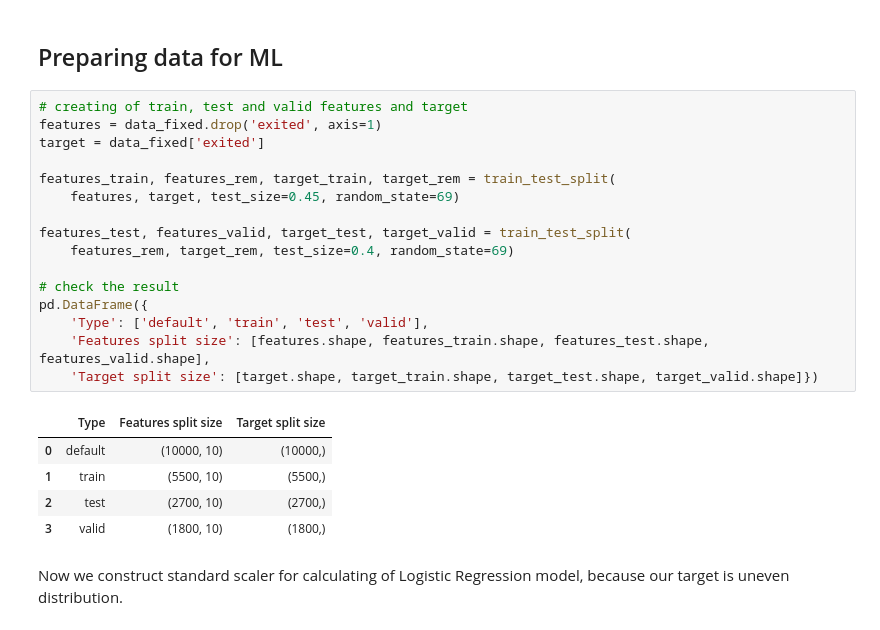
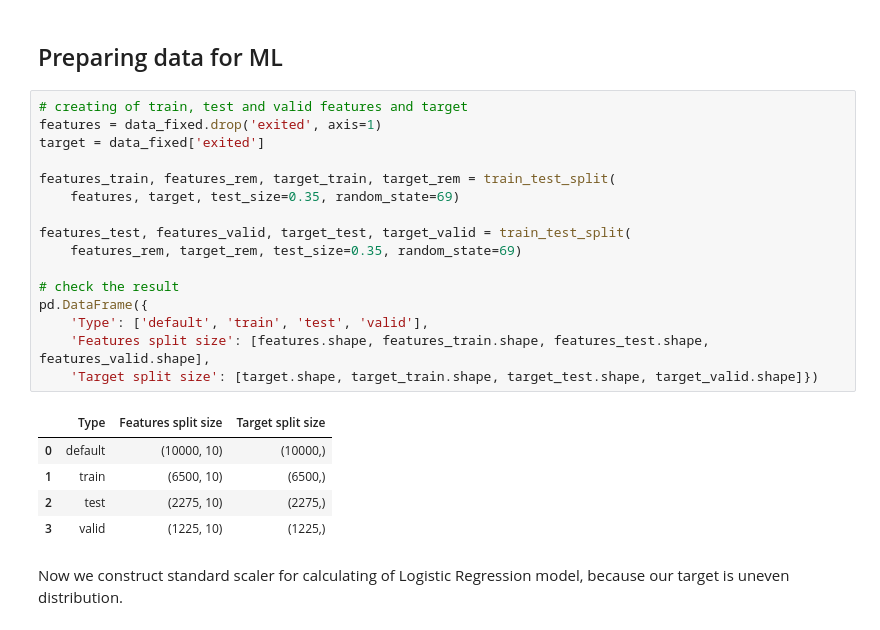
Before and after one commit to Vasart-ds/beta_bank_customer_out, a Jupyter notebook: ml_with_teacher_vasykhin_a_ENG.ipynb, the cells around one changed output. Saved outputs shown, nothing was run; the diff lists cells and outputs as text.

```diff
--- a/ml_with_teacher_vasykhin_a_ENG.ipynb
+++ b/ml_with_teacher_vasykhin_a_ENG.ipynb
@@ -323,25 +323,25 @@ After EDA, we got correct dataset without string values. Now our data is ready f
 # %%
 # creating of train, test and valid features and target
 features = data_fixed.drop('exited', axis=1)
 target = data_fixed['exited']
 
 features_train, features_rem, target_train, target_rem = train_test_split(
-    features, target, test_size=0.45, random_state=69)
+    features, target, test_size=0.35, random_state=69)
 
 features_test, features_valid, target_test, target_valid = train_test_split(
-    features_rem, target_rem, test_size=0.4, random_state=69)
+    features_rem, target_rem, test_size=0.35, random_state=69)
 
 # check the result
 pd.DataFrame({
     'Type': ['default', 'train', 'test', 'valid'],
     'Features split size': [features.shape, features_train.shape, features_test.shape, features_valid.shape],
     'Target split size': [target.shape, target_train.shape, target_test.shape, target_valid.shape]})
 # %% [output]
 |  | Type | Features split size | Target split size |
 | 0 | default | (10000, 10) | (10000,) |
-| 1 | train | (5500, 10) | (5500,) |
-| 2 | test | (2700, 10) | (2700,) |
-| 3 | valid | (1800, 10) | (1800,) |
+| 1 | train | (6500, 10) | (6500,) |
+| 2 | test | (2275, 10) | (2275,) |
+| 3 | valid | (1225, 10) | (1225,) |
 # %% [markdown]
 Now we construct standard scaler for calculating of Logistic Regression model, because our target is uneven distribution.
 # %%
```
Also changed, not shown: parts of 28 cells of this notebook.
